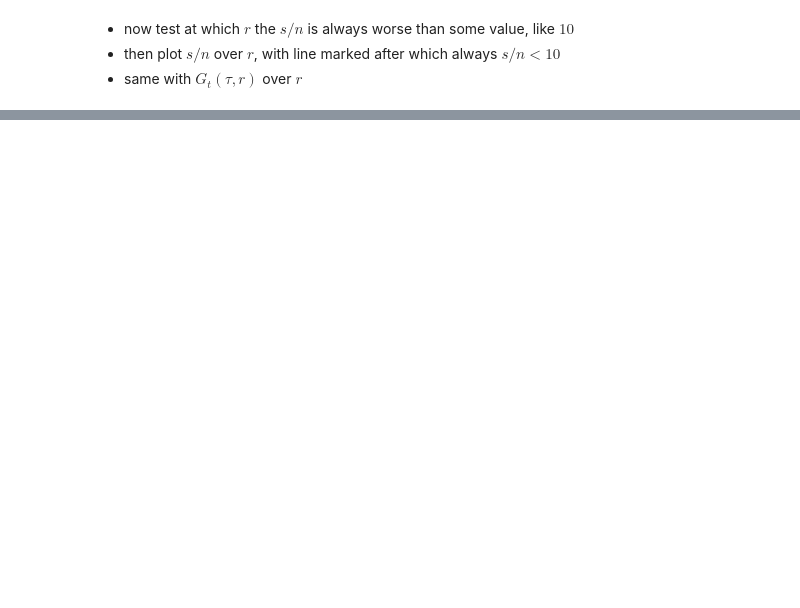
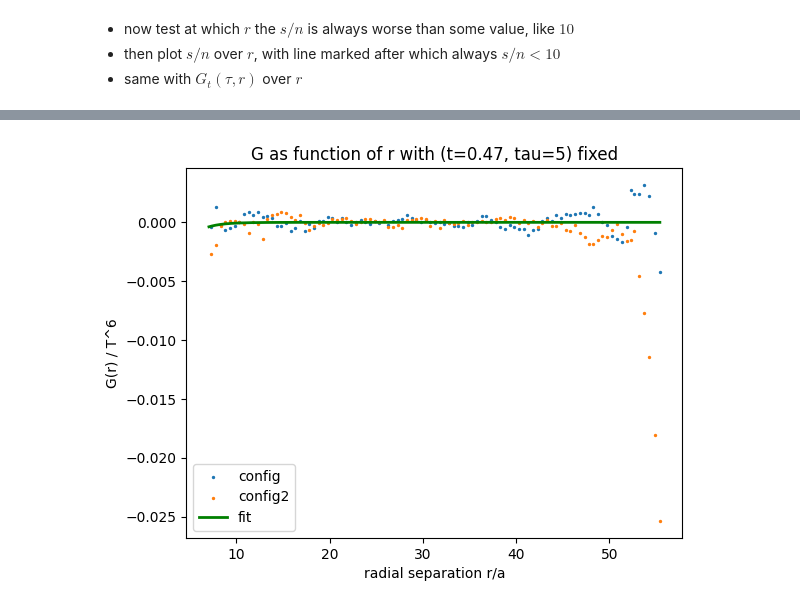
Before and after one commit to lsnbr/milc_luis, a Jupyter notebook: zeugs/ana.ipynb, the cells around one changed output, grey strips where cells are left out. Saved outputs shown, nothing was run; the diff lists cells and outputs as text; code cells hidden in the pictures; blank space fills up the shorter version.

```diff
--- a/zeugs/ana.ipynb
+++ b/zeugs/ana.ipynb
@@ -300,0 +328,47 @@ A = -1.22e-02 pm 1.58e-02, B = 4.29 pm 1.30
+# %%
+config = 66
+
+x_bin, y_bin = bin_by_distance2(
+    r_list[ir_left:ir_right],
+    all_corrs[config, iflow, tau, ir_left:ir_right],
+    None,
+    0.5
+)
+
+plt.scatter(
+    x = x_bin,
+    y = y_bin,
+    s = 2,
+    label = 'config'
+)
+
+x_bin, y_bin = bin_by_distance2(
+    r_list[ir_left:ir_right],
+    all_corrs[config+3, iflow, tau, ir_left:ir_right],
+    None,
+    0.5
+)
+plt.scatter(
+    x = x_bin,
+    y = y_bin,
+    s = 2,
+    label = 'config2'
+)
+
+plt.errorbar(
+    x          = r_list[ir_left:ir_right],
+    y          = fit_fct(r_list[ir_left:ir_right], A, B),
+    # yerr       = sem_corrs[iflow, tau, ir_left:ir_right],
+    linestyle  = '-',
+    linewidth  = 2,
+    color      = 'green',
+    label      = 'fit'
+)
+
+plt.xlabel('radial separation r/a')
+plt.ylabel('G(r) / T^6')
+plt.legend()
+plt.title(f'G as function of r with (t={flowtimes[iflow]:.2f}, tau={tau}) fixed')
+plt.show()
+# %% [output]
+[figure, added]
```
Also changed, not shown: parts of 8 cells of this notebook, 9 other files.
